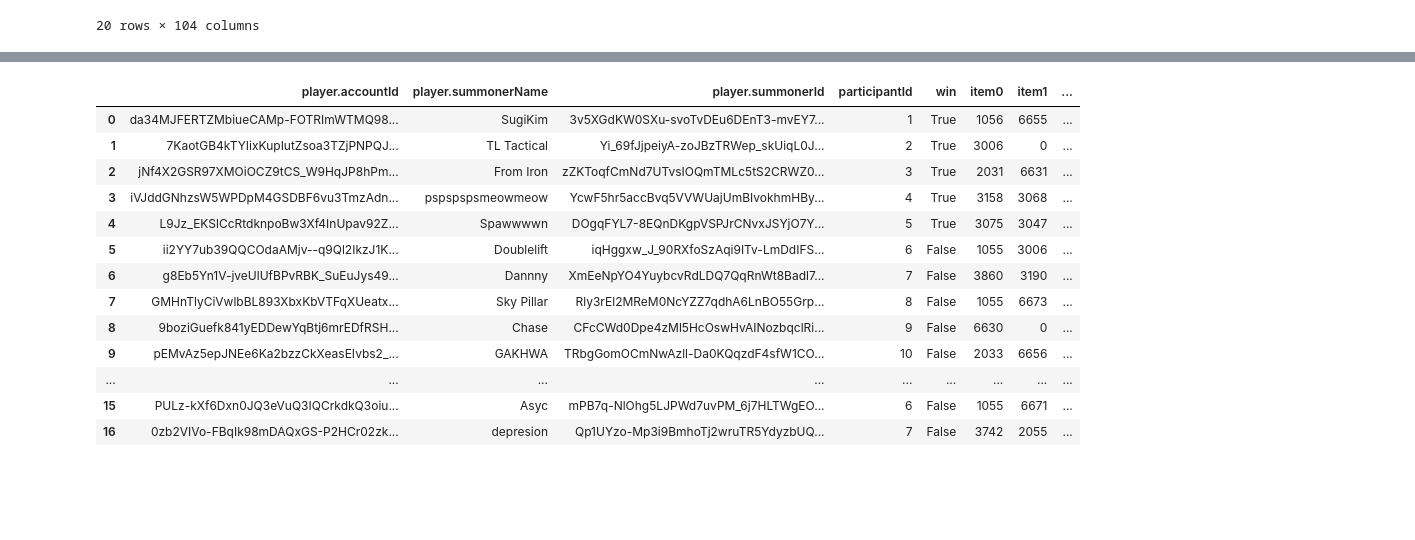
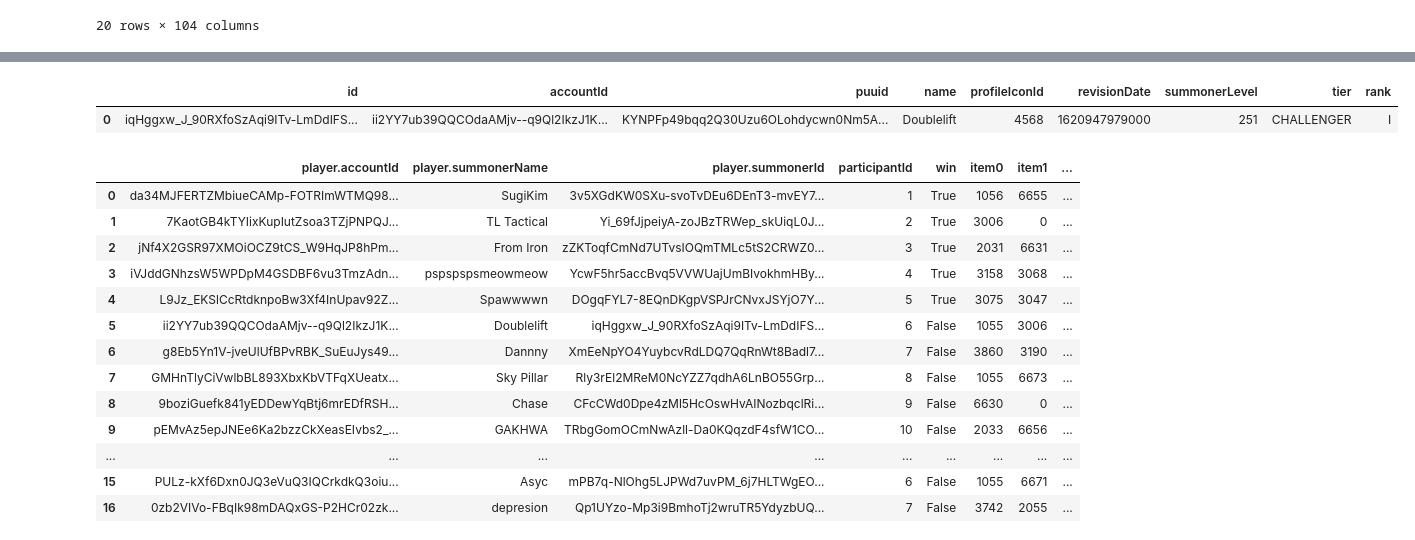
Before and after one commit to matthewyoon/Data-Science-Project-my, a Jupyter notebook: jupyter/Riot Watcher.ipynb, the cells around one changed output, grey strips where cells are left out. Drawn from its saved outputs; the diff is of its cells as text; code cells hidden in the pictures; blank space fills up the shorter version.

```diff
--- a/jupyter/Riot Watcher.ipynb
+++ b/jupyter/Riot Watcher.ipynb
@@ -172,3 +180,11 @@ test1
+# %%
+temp = pd.DataFrame(lol_watcher.league.by_summoner('na1',summoner_df['id'][0]))
+rank = temp[['tier','rank']].copy()
+summoner_df = summoner_df.join(rank, how='left')
+summoner_df
+# %% [output]
+|  | id | accountId | puuid | name | profileIconId | revisionDate | summonerLevel | tier | rank |
+| 0 | iqHggxw_J_90RXfoSzAqi9ITv-LmDdIFS... | ii2YY7ub39QQCOdaAMjv--q9Ql2IkzJ1K... | KYNPFp49bqq2Q30Uzu6OLohdycwn0Nm5A... | Doublelift | 4568 | 1620947979000 | 251 | CHALLENGER | I |
 # %%
 df = test1.join(test,how='left')
 df
```
Also changed, not shown: parts of 9 cells of this notebook, 1 other file.
